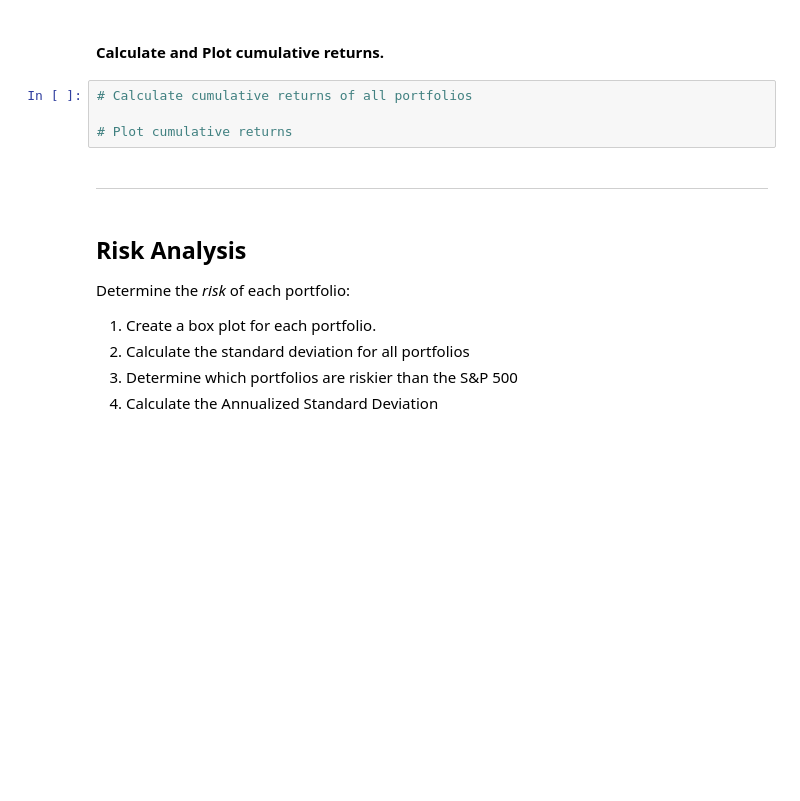
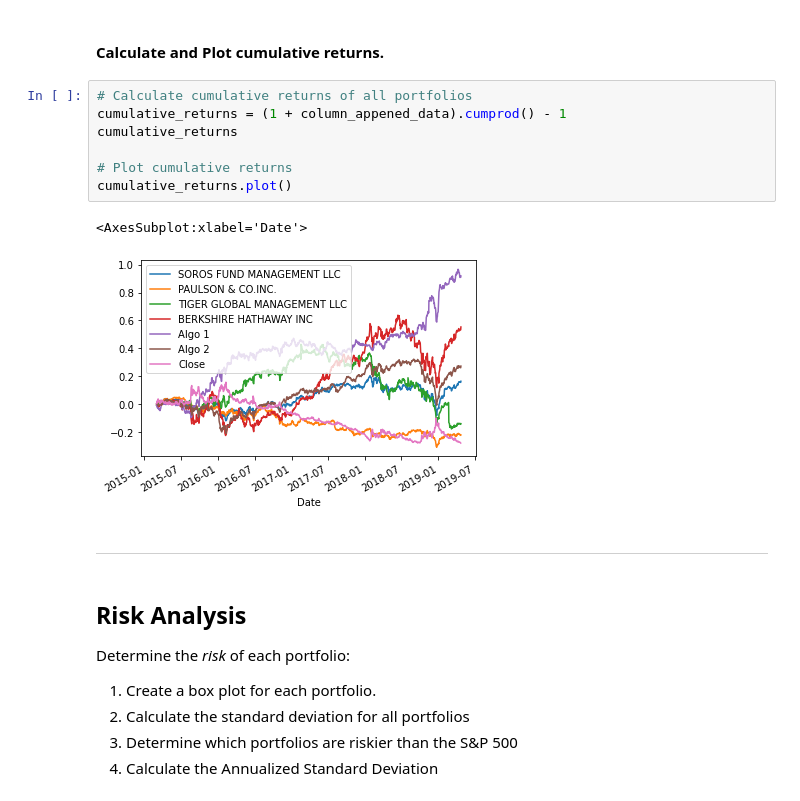
Before and after one commit to EvitaL1983/Pandas-Homework, a Jupyter notebook: Code/Starter_Code/whale_analysis.ipynb, the cells around one changed output. Drawn from its saved outputs; the diff is of its cells as text; blank space fills up the shorter version.

```diff
--- a/Code/Starter_Code/whale_analysis.ipynb
+++ b/Code/Starter_Code/whale_analysis.ipynb
@@ -249,8 +348,14 @@ In this section, you will calculate and visualize performance and risk metrics f
 #### Calculate and Plot cumulative returns.
 # %%
 # Calculate cumulative returns of all portfolios
+cumulative_returns = (1 + column_appened_data).cumprod() - 1
+cumulative_returns
 
 # Plot cumulative returns
+cumulative_returns.plot()
+# %% [output]
+<AxesSubplot:xlabel='Date'>
+[figure, added]
 # %% [markdown]
 ---
 # %% [markdown]
```
Also changed, not shown: parts of 55 cells of this notebook.
